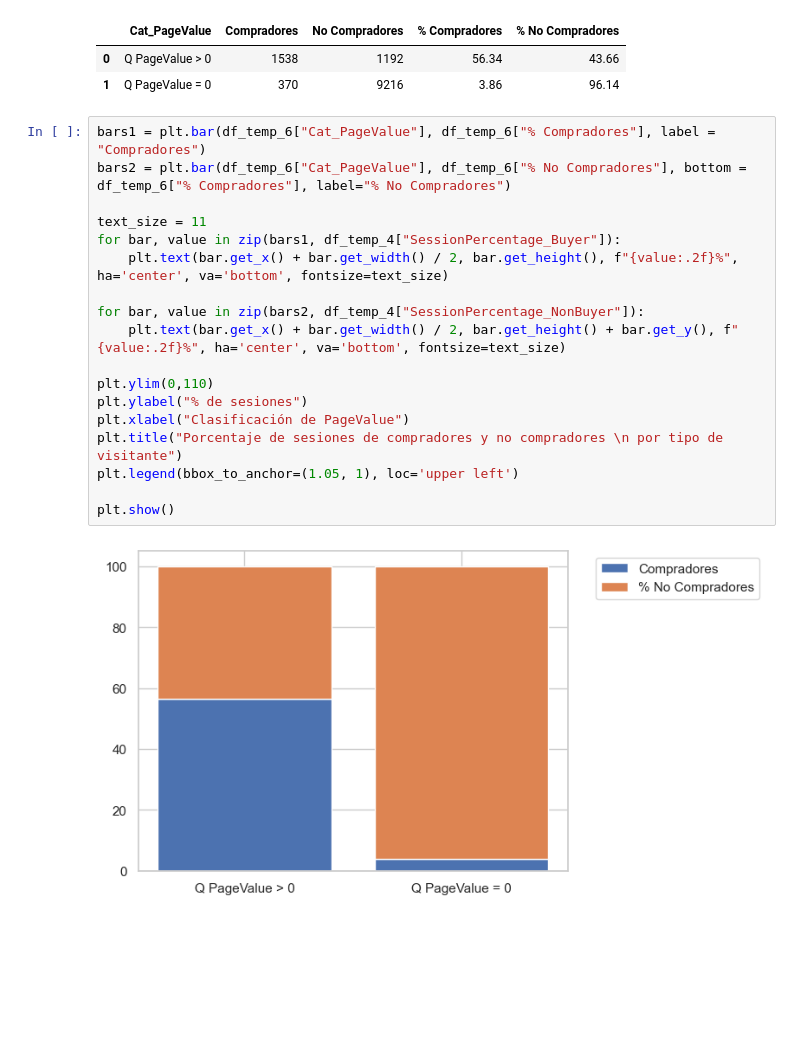
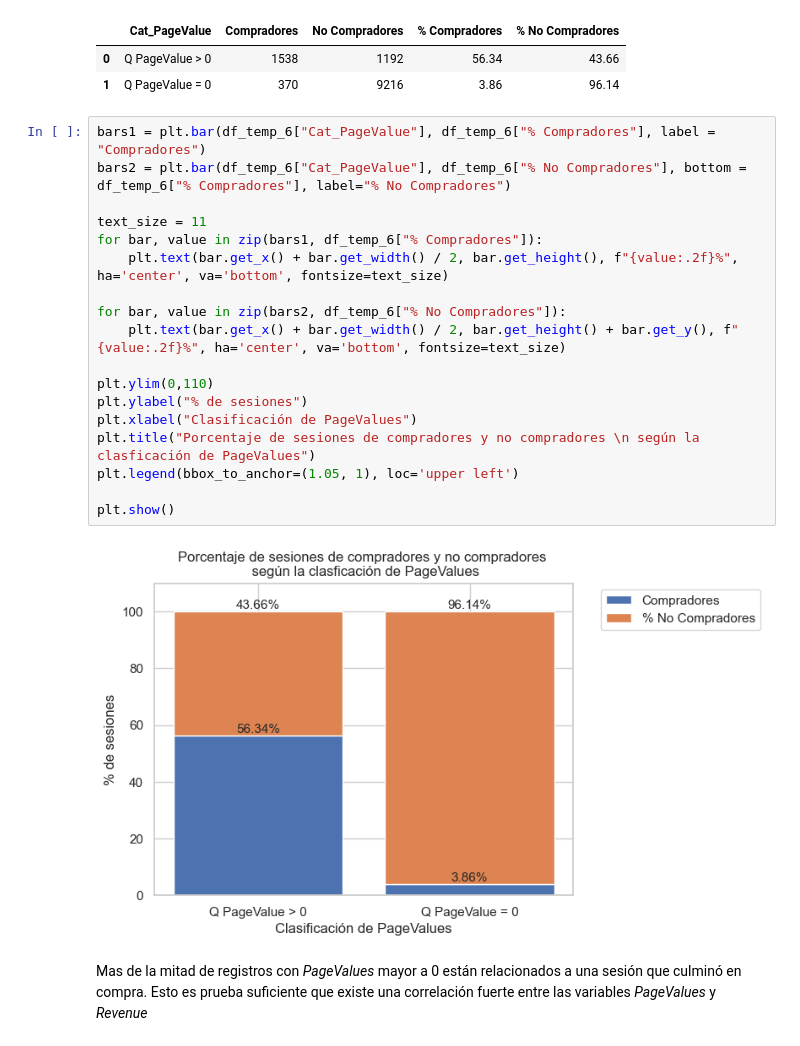
Before and after one commit to AEEM1993/DS_CasoPractico_MOD8, a Jupyter notebook: CASO_PRACTICO.ipynb, the cells around one changed output. Drawn from its saved outputs; the diff is of its cells as text; blank space fills up the shorter version.

```diff
--- a/CASO_PRACTICO.ipynb
+++ b/CASO_PRACTICO.ipynb
@@ -350,20 +351,22 @@ df_temp_6
 # %%
 bars1 = plt.bar(df_temp_6["Cat_PageValue"], df_temp_6["% Compradores"], label = "Compradores")
 bars2 = plt.bar(df_temp_6["Cat_PageValue"], df_temp_6["% No Compradores"], bottom = df_temp_6["% Compradores"], label="% No Compradores")
 
 text_size = 11
-for bar, value in zip(bars1, df_temp_4["SessionPercentage_Buyer"]):
+for bar, value in zip(bars1, df_temp_6["% Compradores"]):
     plt.text(bar.get_x() + bar.get_width() / 2, bar.get_height(), f"{value:.2f}%", ha='center', va='bottom', fontsize=text_size)
 
-for bar, value in zip(bars2, df_temp_4["SessionPercentage_NonBuyer"]):
+for bar, value in zip(bars2, df_temp_6["% No Compradores"]):
     plt.text(bar.get_x() + bar.get_width() / 2, bar.get_height() + bar.get_y(), f"{value:.2f}%", ha='center', va='bottom', fontsize=text_size)
 
 plt.ylim(0,110)
 plt.ylabel("% de sesiones")
-plt.xlabel("Clasificación de PageValue")
-plt.title("Porcentaje de sesiones de compradores y no compradores \n por tipo de visitante")
+plt.xlabel("Clasificación de PageValues")
+plt.title("Porcentaje de sesiones de compradores y no compradores \n según la clasficación de PageValues")
 plt.legend(bbox_to_anchor=(1.05, 1), loc='upper left')
 
 plt.show()
 # %% [output]
-[figure, old version]
+[figure, new version]
+# %% [markdown]
+Mas de la mitad de registros con *PageValues* mayor a 0 están relacionados a una sesión que culminó en compra. Esto es prueba suficiente que existe una correlación fuerte entre las variables *PageValues* y *Revenue*
```
Also changed, not shown: parts of 37 cells of this notebook.
